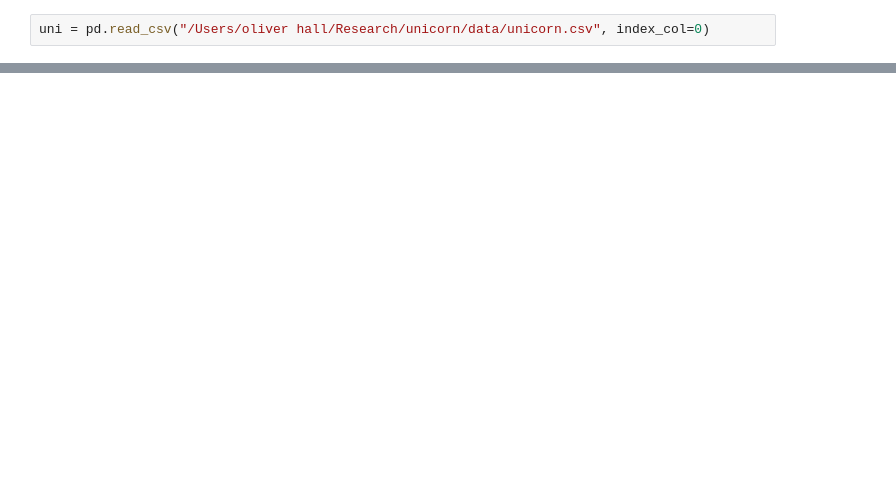
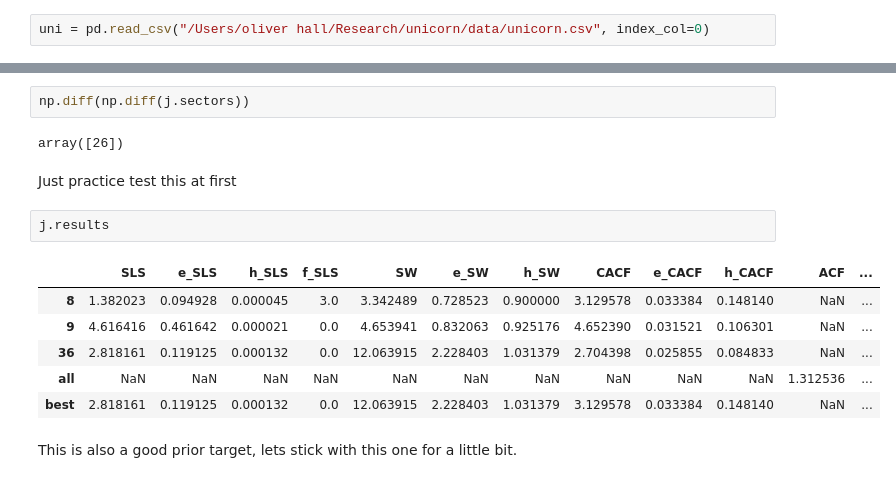
Before and after one commit to ojhall94/michael, a Jupyter notebook: Examples/Example.ipynb, the cells around one changed output, grey strips where cells are left out. Cells and saved outputs as stored; diff of their text form; blank space fills up the shorter version.

```diff
--- a/Examples/Example.ipynb
+++ b/Examples/Example.ipynb
@@ -67,0 +121,17 @@ j.run(period_range = (1., 13.))
+# %%
+np.diff(np.diff(j.sectors))
+# %% [output]
+array([26])
+# %% [markdown]
+Just practice test this at first
+# %%
+j.results
+# %% [output]
+|  | SLS | e_SLS | h_SLS | f_SLS | SW | e_SW | h_SW | CACF | e_CACF | h_CACF | ACF | ... |
+| 8 | 1.382023 | 0.094928 | 0.000045 | 3.0 | 3.342489 | 0.728523 | 0.900000 | 3.129578 | 0.033384 | 0.148140 | NaN | ... |
+| 9 | 4.616416 | 0.461642 | 0.000021 | 0.0 | 4.653941 | 0.832063 | 0.925176 | 4.652390 | 0.031521 | 0.106301 | NaN | ... |
+| 36 | 2.818161 | 0.119125 | 0.000132 | 0.0 | 12.063915 | 2.228403 | 1.031379 | 2.704398 | 0.025855 | 0.084833 | NaN | ... |
+| all | NaN | NaN | NaN | NaN | NaN | NaN | NaN | NaN | NaN | NaN | 1.312536 | ... |
+| best | 2.818161 | 0.119125 | 0.000132 | 0.0 | 12.063915 | 2.228403 | 1.031379 | 3.129578 | 0.033384 | 0.148140 | NaN | ... |
+# %% [markdown]
+This is also a good prior target, lets stick with this one for a little bit.
```
Also changed, not shown: parts of 9 cells of this notebook, 2 other files.
